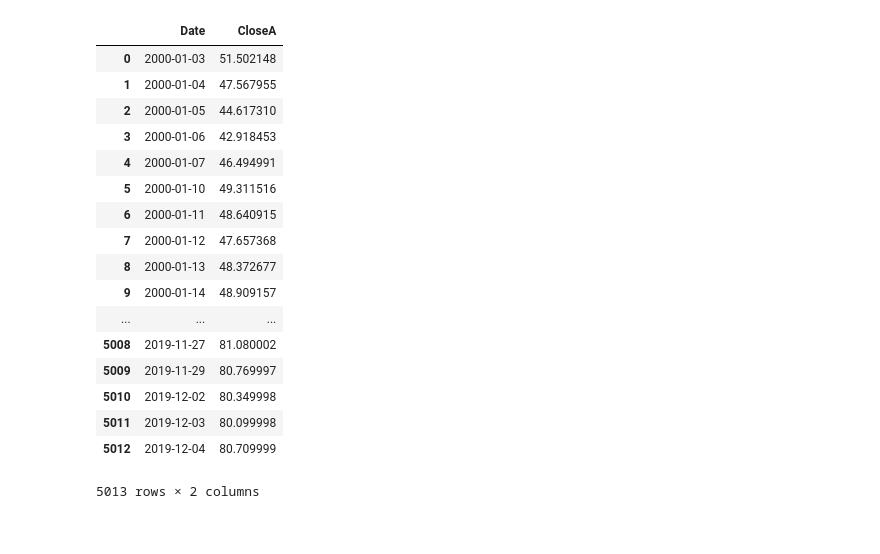
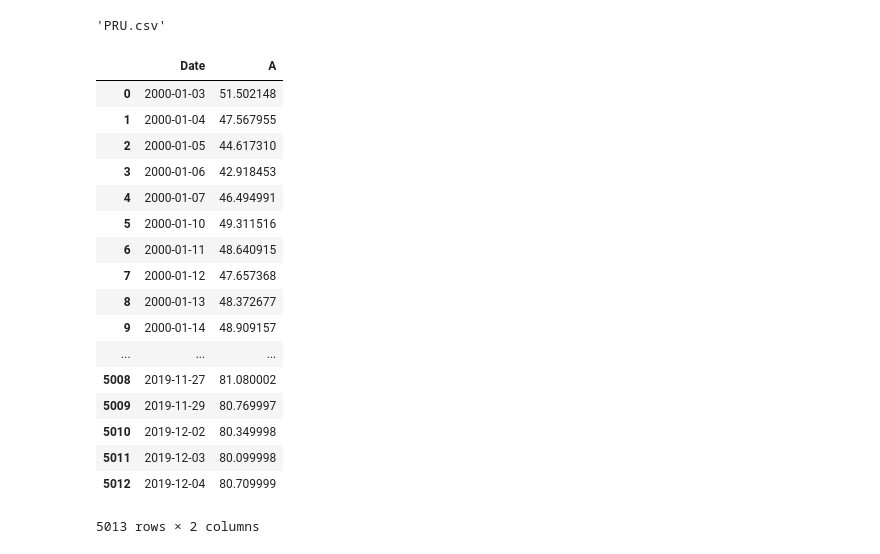
Before and after one commit to mcindoe/nlp, a Jupyter notebook: data/returns/returns_cleaning.ipynb, the cells around one changed output. Cells and saved outputs as stored; diff of their text form; code cells hidden in the pictures.

```diff
--- a/data/returns/returns_cleaning.ipynb
+++ b/data/returns/returns_cleaning.ipynb
@@ -23,18 +23,22 @@ fichiers
  'ZBH.csv',
  'ZION.csv',
  'ZTS.csv']
+# %%
+fichiers[379]
+# %% [output]
+'PRU.csv'
 # %%
 import pandas as pd
 # %%
 data0 = pd.read_csv(folder+'/'+fichiers[0])
 data0 = data0[['Date','Close']]
 data0.columns = ['Date',
 
-                 'Close'+fichiers[0].replace('.csv','')]#,
+                 fichiers[0].replace('.csv','')]#,
                  #'Adj Close'+fichiers[0].replace('.csv','')]
 data0
 # %% [output]
-|  | Date | CloseA |
+|  | Date | A |
 | 0 | 2000-01-03 | 51.502148 |
 | 1 | 2000-01-04 | 47.567955 |
 | 2 | 2000-01-05 | 44.617310 |
```
Also changed, not shown: parts of 5 cells of this notebook.
